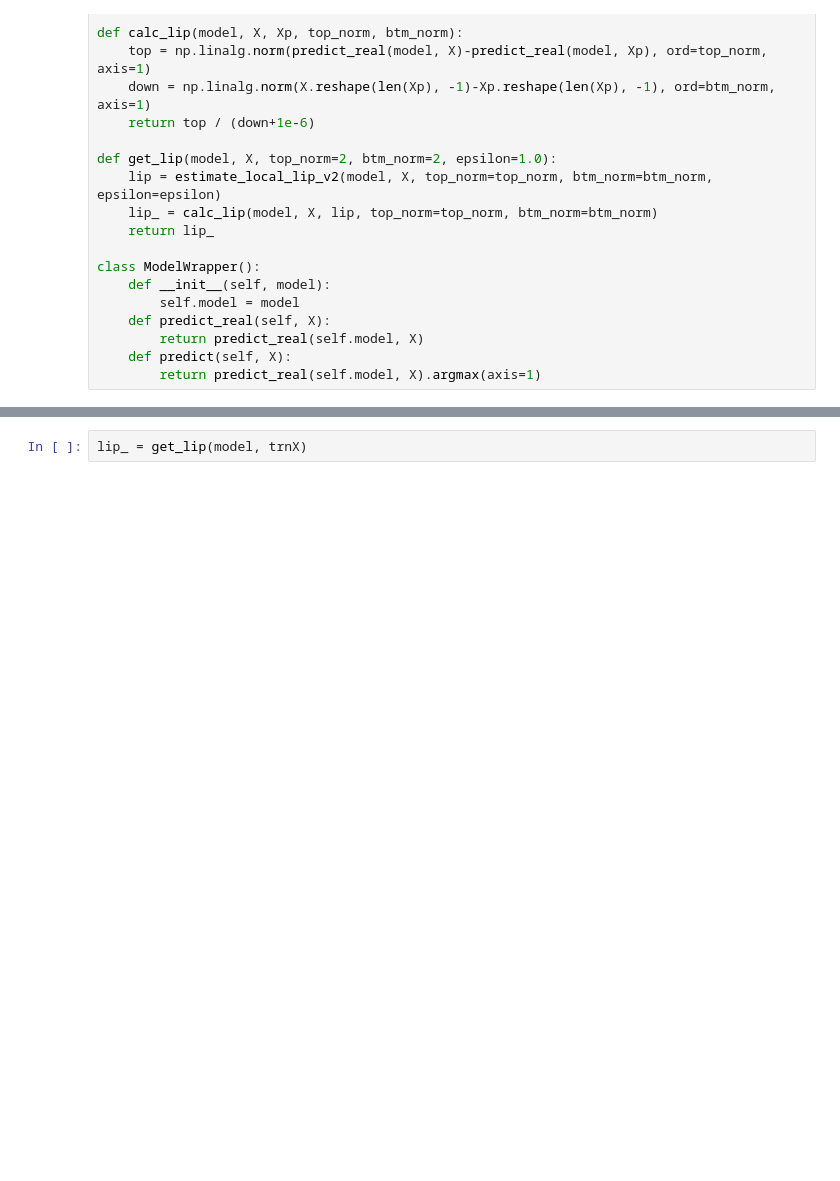
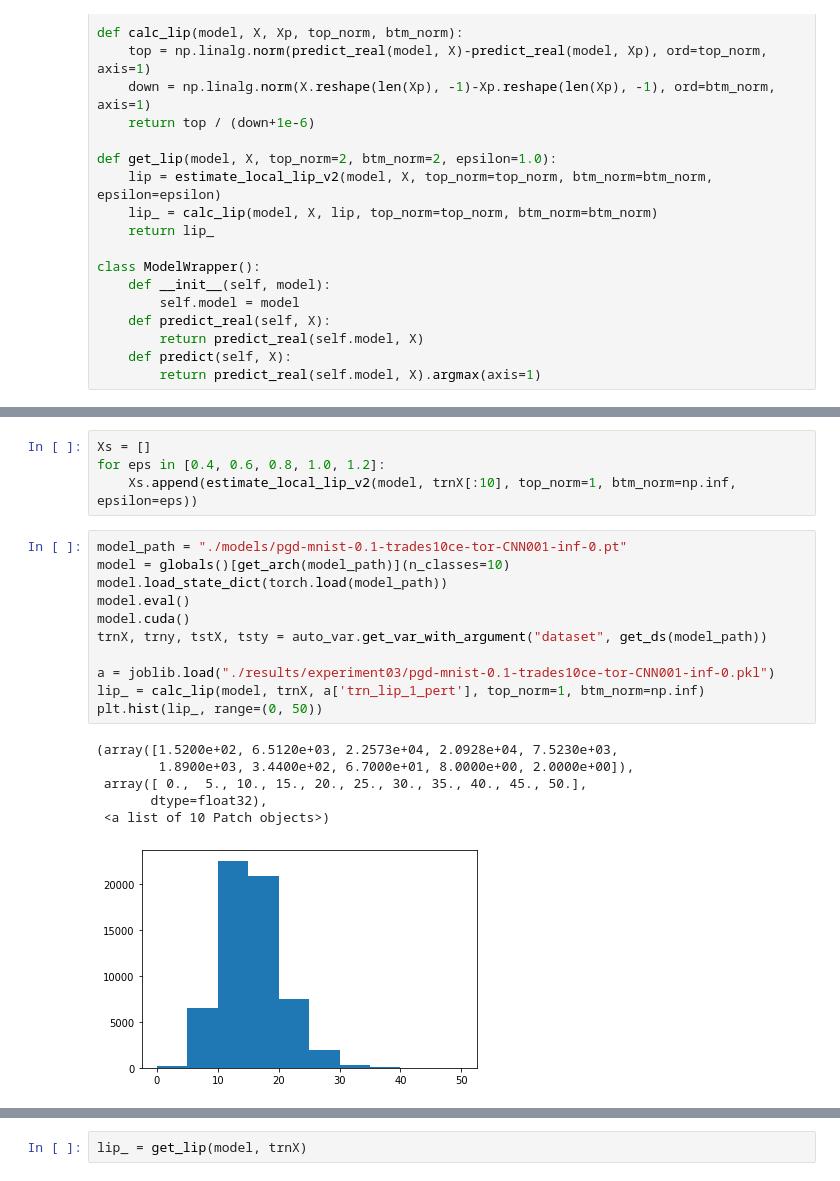
Before and after one commit to yangarbiter/blindguess, a Jupyter notebook: plot.ipynb, the cells around one changed output, grey strips where cells are left out. Saved outputs shown, nothing was run; the diff lists cells and outputs as text; blank space fills up the shorter version.

```diff
--- a/plot.ipynb
+++ b/plot.ipynb
@@ -199,0 +245,22 @@ array([5, 0, 4, ..., 5, 6, 8], dtype=uint8)
+# %%
+Xs = []
+for eps in [0.4, 0.6, 0.8, 1.0, 1.2]:
+    Xs.append(estimate_local_lip_v2(model, trnX[:10], top_norm=1, btm_norm=np.inf, epsilon=eps))
+# %%
+model_path = "./models/pgd-mnist-0.1-trades10ce-tor-CNN001-inf-0.pt"
+model = globals()[get_arch(model_path)](n_classes=10)
+model.load_state_dict(torch.load(model_path))
+model.eval()
+model.cuda()
+trnX, trny, tstX, tsty = auto_var.get_var_with_argument("dataset", get_ds(model_path))
+
+a = joblib.load("./results/experiment03/pgd-mnist-0.1-trades10ce-tor-CNN001-inf-0.pkl")
+lip_ = calc_lip(model, trnX, a['trn_lip_1_pert'], top_norm=1, btm_norm=np.inf)
+plt.hist(lip_, range=(0, 50))
+# %% [output]
+(array([1.5200e+02, 6.5120e+03, 2.2573e+04, 2.0928e+04, 7.5230e+03,
+        1.8900e+03, 3.4400e+02, 6.7000e+01, 8.0000e+00, 2.0000e+00]),
+ array([ 0.,  5., 10., 15., 20., 25., 30., 35., 40., 45., 50.],
+       dtype=float32),
+ <a list of 10 Patch objects>)
+[figure, added]
```
Also changed, not shown: parts of 18 cells of this notebook, 6 other files.
